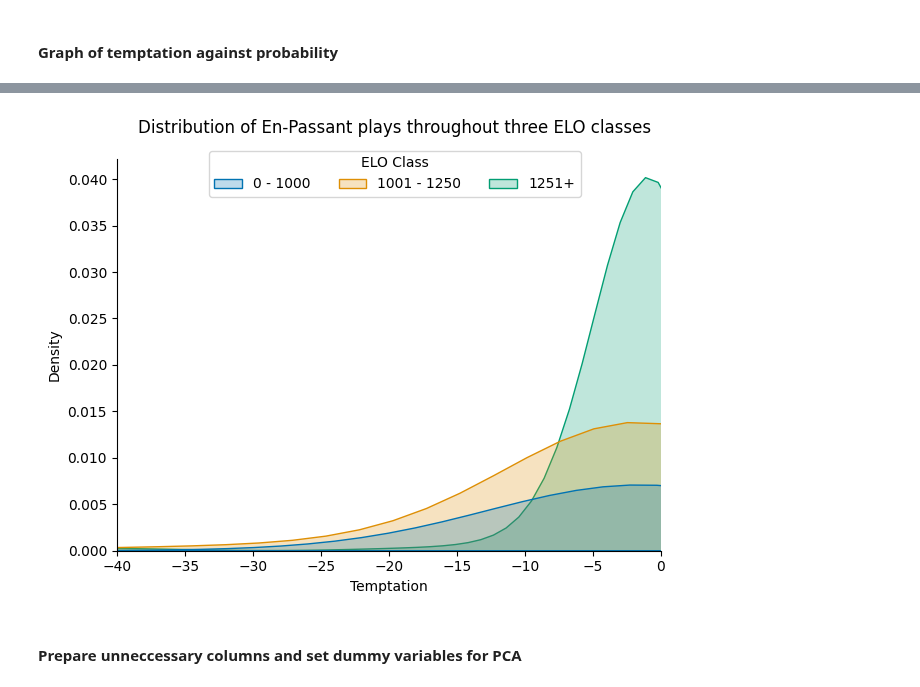
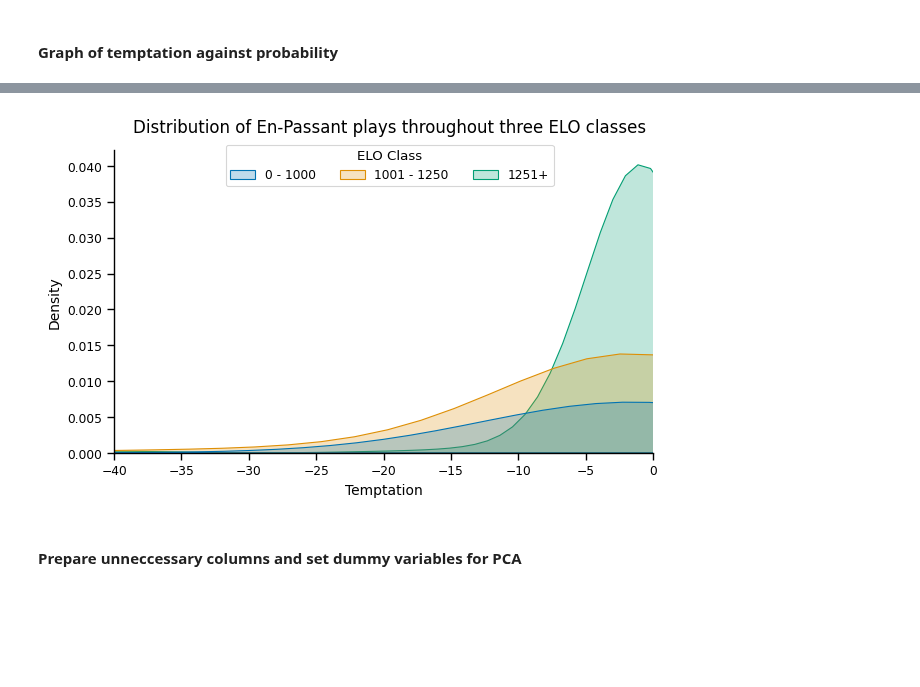
Before and after one commit to leon0241/fds-assignment-3, a Jupyter notebook: assignment-3-Q2.ipynb, the cells around one changed output, grey strips where cells are left out. Drawn from its saved outputs; the diff is of its cells as text; code cells hidden in the pictures; blank space fills up the shorter version.

```diff
--- a/assignment-3-Q2.ipynb
+++ b/assignment-3-Q2.ipynb
@@ -735,27 +735,29 @@ ax1.set_xlim((-100, 0))
 # %%
 only_ep = temptation_data[temptation_data["ep_happened"] == True]
 
 grouped_class = pd.DataFrame(data=np.c_[only_ep["temptation"], only_ep["elo_class"]],
                              columns=["temptation", "elo_class"])
 
 ax2 = sns.displot(data=grouped_class, x='temptation', hue='elo_class', kind="kde",
-                  fill=True, palette="colorblind", height=5, aspect=1.3)
+                  fill=True, palette="colorblind", height=4, aspect=1.6)
 ax2.set(xlim=(-40, 0))
 ax2.fig.suptitle("Distribution of En-Passant plays throughout three ELO classes", fontsize=12)
 ax2.fig.subplots_adjust(top=0.9)
 ax2.ax.set_xlabel("Temptation", fontsize=10)
 ax2.ax.set_ylabel("Density", fontsize=10)
 # ax2.set_title("test")
 sns.move_legend(ax2, "upper center", ncol=3, title="ELO Class", bbox_to_anchor=(0.5, 0.93)
                 , frameon=True)
 
 new_labels = ['0 - 1000', '1001 - 1250', '1251+']
 for t, l in zip(ax2._legend.texts, new_labels):
     t.set_text(l)
 
 sns.set_context("paper")
+
+plt.savefig('report/images/ep_distplot_exp.png', dpi=300)
 # %% [output]
-[figure, old version]
+[figure, new version]
 # %% [markdown]
 #### Prepare unneccessary columns and set dummy variables for PCA
 # %%
```
Also changed, not shown: parts of 12 cells of this notebook, 5 other files.
